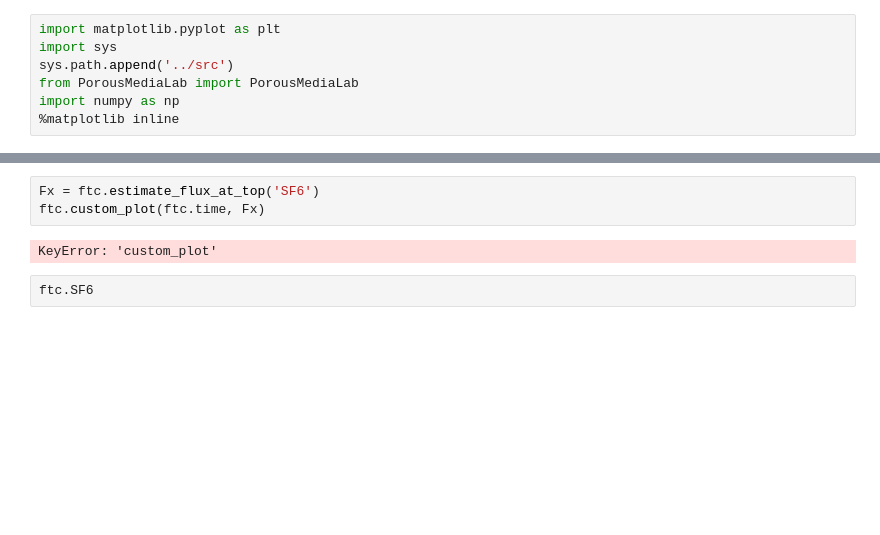
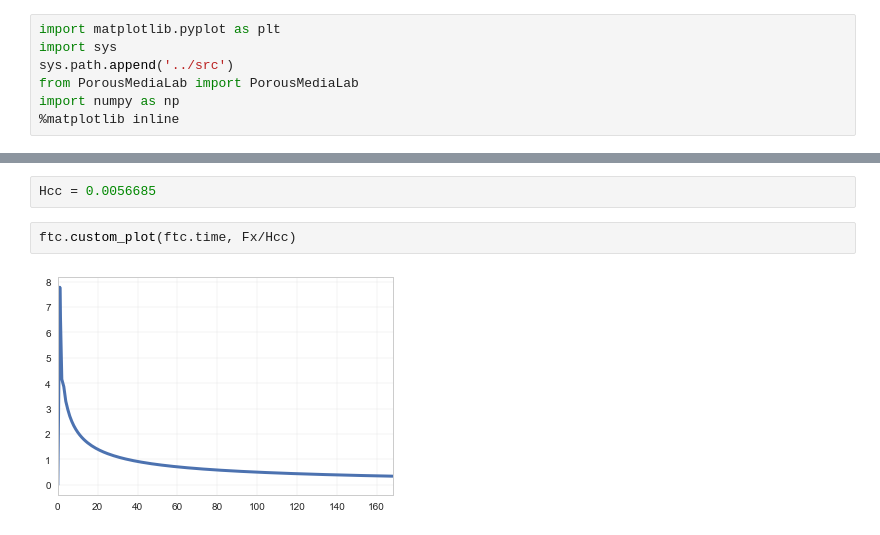
Before and after one commit to biogeochemistry/PorousMediaLab, a Jupyter notebook: examples/tracer_gas_in_column.ipynb, the cells around one changed output, grey strips where cells are left out. Cells and saved outputs as stored; diff of their text form; blank space fills up the shorter version.

```diff
--- a/examples/tracer_gas_in_column.ipynb
+++ b/examples/tracer_gas_in_column.ipynb
@@ -50,7 +42,6 @@ ftc.plot_profiles()
+# %%
+Hcc = 0.0056685
 # %%
-Fx = ftc.estimate_flux_at_top('SF6')
-ftc.custom_plot(ftc.time, Fx)
+ftc.custom_plot(ftc.time, Fx/Hcc)
 # %% [output]
-KeyError: 'custom_plot'
+[figure, added]
-# %%
-ftc.SF6
```
Also changed, not shown: parts of 10 cells of this notebook, 2 other files.
